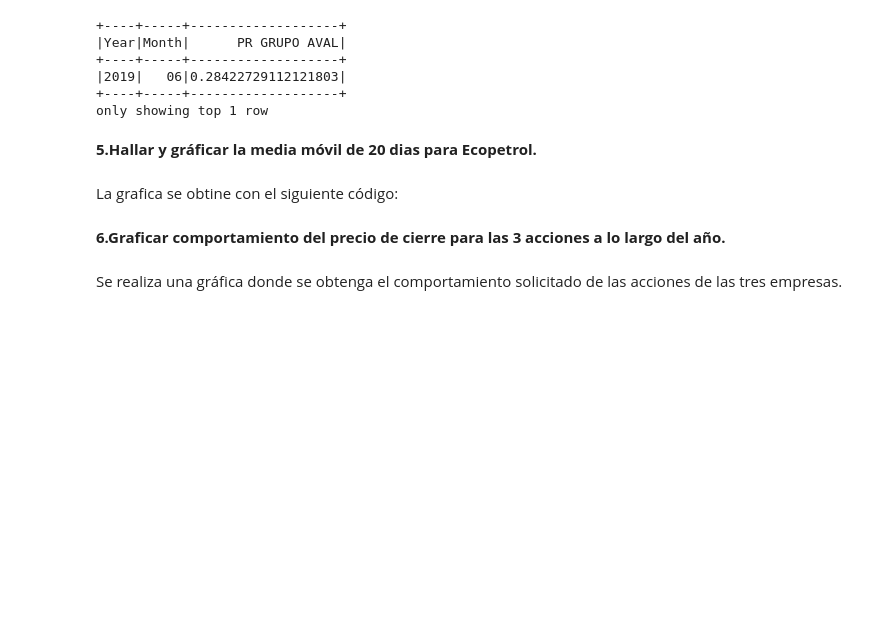
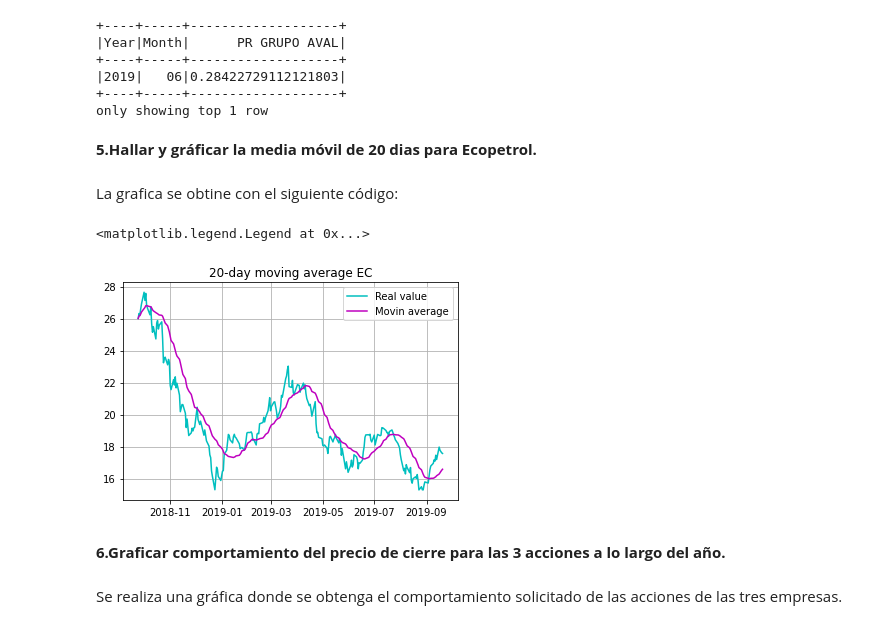
Before and after one commit to NicoPatalagua/BigData, a Jupyter notebook: Spark_Dataframes_Windows.ipynb, the cells around one changed output. Drawn from its saved outputs; the diff is of its cells as text; code cells hidden in the pictures; blank space fills up the shorter version.

```diff
--- a/Spark_Dataframes_Windows.ipynb
+++ b/Spark_Dataframes_Windows.ipynb
@@ -375,6 +362,21 @@ only showing top 1 row
 **5.Hallar y gráficar la media móvil de 20 dias para Ecopetrol.**
 # %% [markdown]
 La grafica se obtine con el siguiente código:
+# %%
+#http://research.iac.es/sieinvens/python-course/source/matplotlib.html
+ObjWin=Window.orderBy(ObjEC.Date).rowsBetween(-20,0)
+ObjMMEC=ObjEC.select('Date', F.avg('Close').over(ObjWin).alias('Mean')).toPandas()
+ObjMMEC.set_index("Date")
+ObjEC1.set_index("Date")
+fig,ax=plt.subplots()
+ax.plot(ObjEC1.Date, ObjEC1.Close,label="Real value",c='c')
+ax.plot(ObjMMEC.Date, ObjMMEC.Mean,label="Movin average",c='m')
+ax.set_title('20-day moving average EC')
+ax.grid(True)
+ax.legend()
+# %% [output]
+<matplotlib.legend.Legend at 0x...>
+[figure, added]
 # %% [markdown]
 **6.Graficar comportamiento del precio de cierre para las 3 acciones a lo largo del año.**
 # %% [markdown]
```
Also changed, not shown: parts of 25 cells of this notebook.
